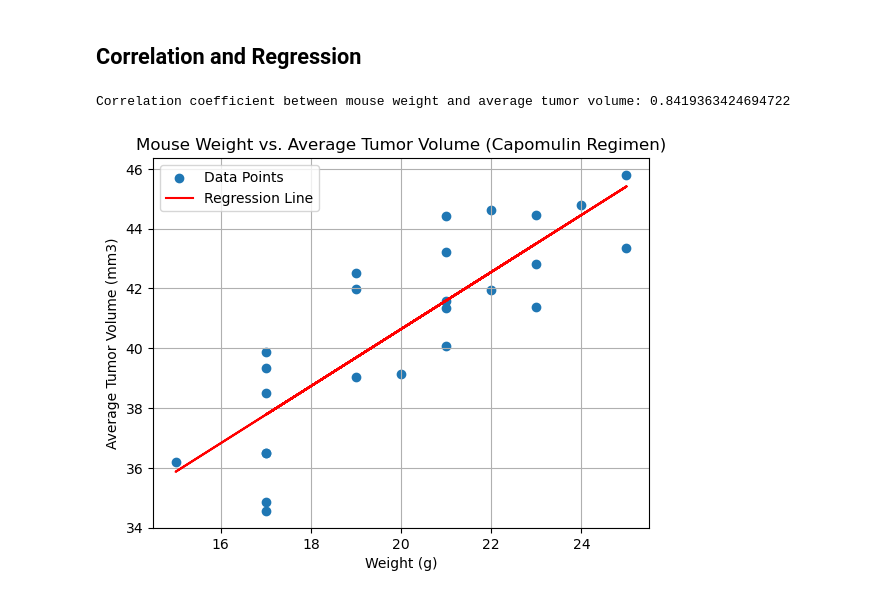
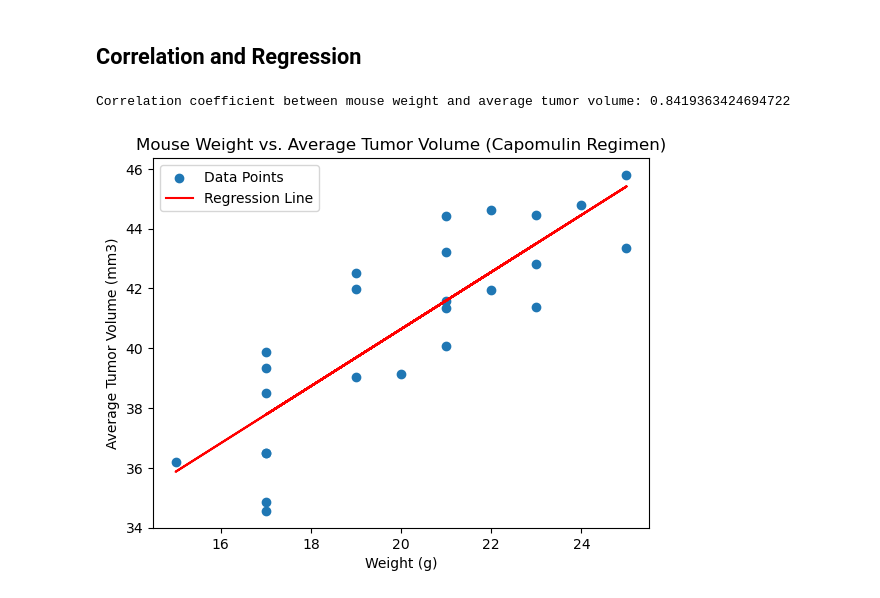
Before and after one commit to Keegawho198/mudule-5-Matplotlib-, a Jupyter notebook: Pymaceuticals/pymaceuticals_starter.ipynb, the cells around one changed output. Cells and saved outputs as stored; diff of their text form; code cells hidden in the pictures.

```diff
--- a/Pymaceuticals/pymaceuticals_starter.ipynb
+++ b/Pymaceuticals/pymaceuticals_starter.ipynb
@@ -430,32 +430,32 @@ mouse_weight_data = capomulin_data[['Mouse ID', 'Weight (g)']].drop_duplicates()
 merged_data = pd.merge(average_tumor_volume, mouse_weight_data, on='Mouse ID')
 
 # Calculate the correlation coefficient
 correlation = merged_data['Weight (g)'].corr(merged_data['Tumor Volume (mm3)'])
 print(f"Correlation coefficient between mouse weight and average tumor volume: {correlation}")
 
 #  Perform linear regression
 slope, intercept, r_value, p_value, std_err = st.linregress(merged_data['Weight (g)'], merged_data['Tumor Volume (mm3)'])
 
 # Create the scatter plot
 fig, ax = plt.subplots()
 ax.scatter(merged_data['Weight (g)'], merged_data['Tumor Volume (mm3)'], marker='o', label='Data Points')
 
 # Calculate the regression line values
 x_values = merged_data['Weight (g)']
 y_values = slope * x_values + intercept
 
 # Plot the regression line
 ax.plot(x_values, y_values, color='red', label='Regression Line')
 
 # Customize the plot
 ax.set_title('Mouse Weight vs. Average Tumor Volume (Capomulin Regimen)')
 ax.set_xlabel('Weight (g)')
 ax.set_ylabel('Average Tumor Volume (mm3)')
 ax.legend()
-plt.grid(True)
+#plt.grid(True)
 
 # Show the plot
 plt.show()
 # %% [output]
 Correlation coefficient between mouse weight and average tumor volume: 0.8419363424694722
-[figure, old version]
+[figure, new version]
```
